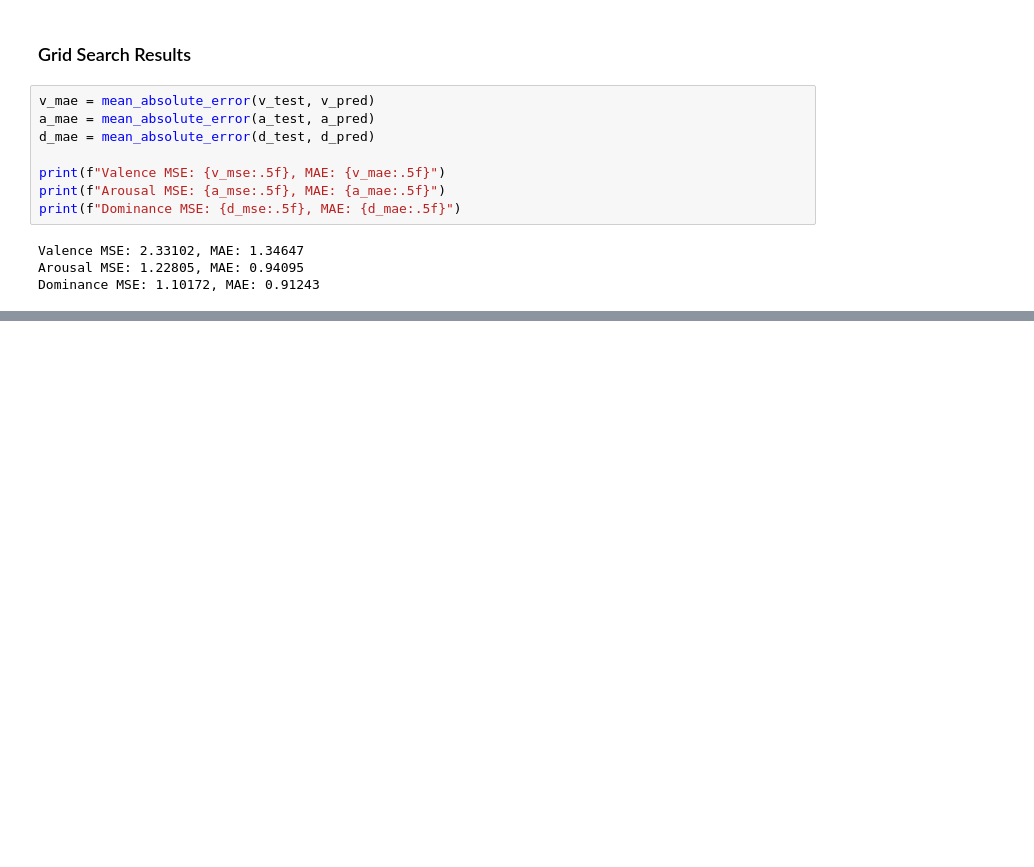
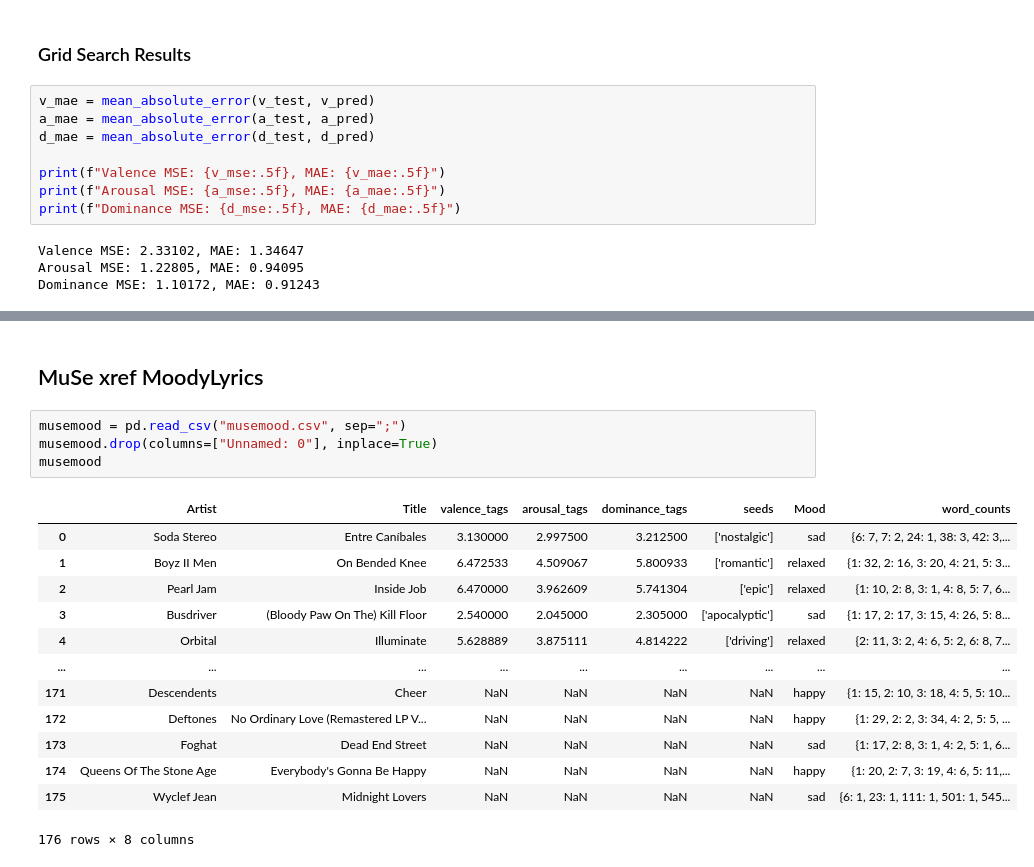
Before and after one commit to AustinHCopley/songmood, a Jupyter notebook: randomforest.ipynb, the cells around one changed output, grey strips where cells are left out. Drawn from its saved outputs; the diff is of its cells as text; blank space fills up the shorter version.

```diff
--- a/randomforest.ipynb
+++ b/randomforest.ipynb
@@ -255,0 +328,20 @@ Dominance MSE: 1.10172, MAE: 0.91243
+# %% [markdown]
+## MuSe xref MoodyLyrics
+# %%
+musemood = pd.read_csv("musemood.csv", sep=";")
+musemood.drop(columns=["Unnamed: 0"], inplace=True)
+musemood
+# %% [output]
+|  | Artist | Title | valence_tags | arousal_tags | dominance_tags | seeds | Mood | word_counts |
+| 0 | Soda Stereo | Entre Caníbales | 3.130000 | 2.997500 | 3.212500 | ['nostalgic'] | sad | {6: 7, 7: 2, 24: 1, 38: 3, 42: 3,... |
+| 1 | Boyz II Men | On Bended Knee | 6.472533 | 4.509067 | 5.800933 | ['romantic'] | relaxed | {1: 32, 2: 16, 3: 20, 4: 21, 5: 3... |
+| 2 | Pearl Jam | Inside Job | 6.470000 | 3.962609 | 5.741304 | ['epic'] | relaxed | {1: 10, 2: 8, 3: 1, 4: 8, 5: 7, 6... |
+| 3 | Busdriver | (Bloody Paw On The) Kill Floor | 2.540000 | 2.045000 | 2.305000 | ['apocalyptic'] | sad | {1: 17, 2: 17, 3: 15, 4: 26, 5: 8... |
+| 4 | Orbital | Illuminate | 5.628889 | 3.875111 | 4.814222 | ['driving'] | relaxed | {2: 11, 3: 2, 4: 6, 5: 2, 6: 8, 7... |
+| ... | ... | ... | ... | ... | ... | ... | ... | ... |
+| 171 | Descendents | Cheer | NaN | NaN | NaN | NaN | happy | {1: 15, 2: 10, 3: 18, 4: 5, 5: 10... |
+| 172 | Deftones | No Ordinary Love (Remastered LP V... | NaN | NaN | NaN | NaN | happy | {1: 29, 2: 2, 3: 34, 4: 2, 5: 5, ... |
+| 173 | Foghat | Dead End Street | NaN | NaN | NaN | NaN | sad | {1: 17, 2: 8, 3: 1, 4: 2, 5: 1, 6... |
+| 174 | Queens Of The Stone Age | Everybody's Gonna Be Happy | NaN | NaN | NaN | NaN | happy | {1: 20, 2: 7, 3: 19, 4: 6, 5: 11,... |
+| 175 | Wyclef Jean | Midnight Lovers | NaN | NaN | NaN | NaN | sad | {6: 1, 23: 1, 111: 1, 501: 1, 545... |
+176 rows × 8 columns
```
Also changed, not shown: parts of 29 cells of this notebook.
